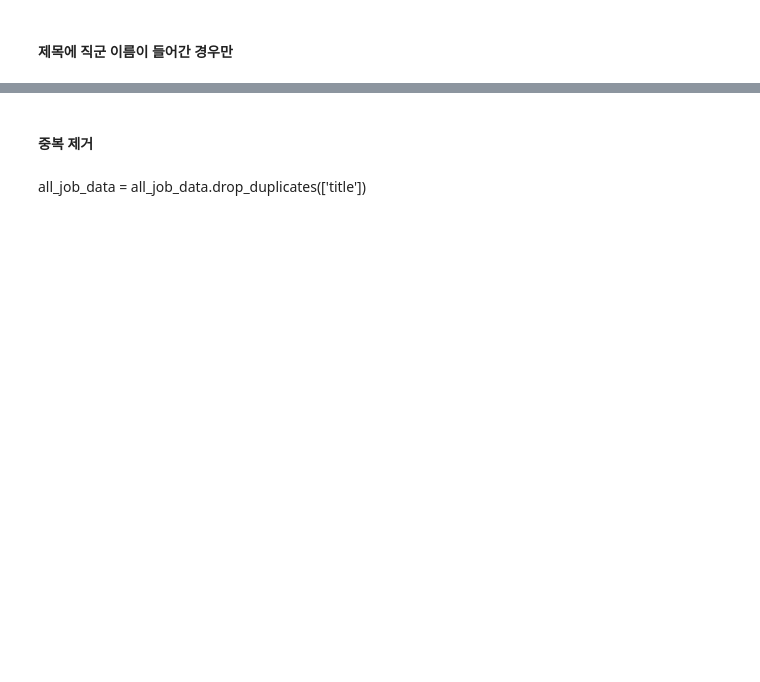
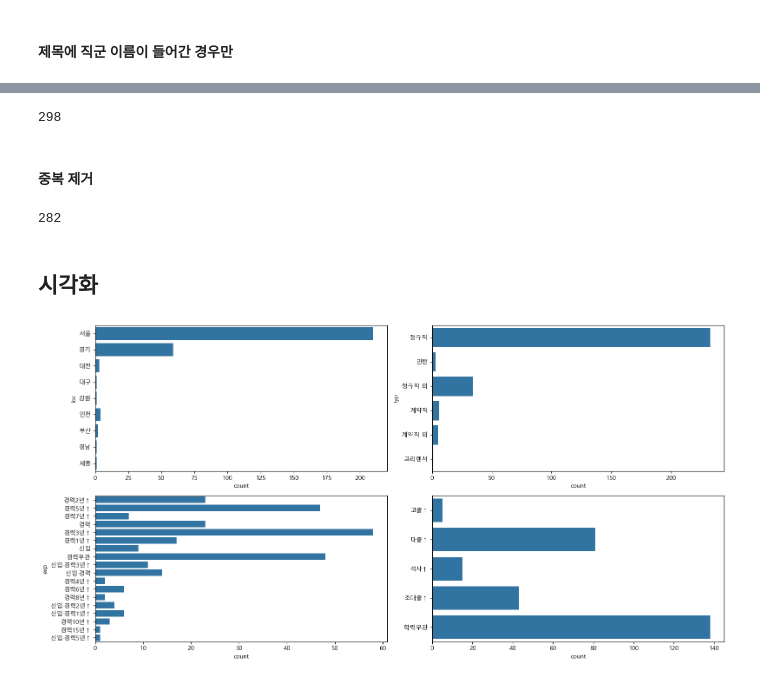
Before and after one commit to sesac-middle-project/recruit-information-chatbot, a Jupyter notebook: jobkorea/preprocessing.ipynb, the cells around one changed output, grey strips where cells are left out. Saved outputs shown, nothing was run; the diff lists cells and outputs as text; code cells hidden in the pictures; blank space fills up the shorter version.

```diff
--- a/jobkorea/preprocessing.ipynb
+++ b/jobkorea/preprocessing.ipynb
@@ -216,0 +254,5 @@ final.head()
+# %%
+df_fin = final.copy()
+
+df_fin = df_fin.drop(['date'], axis=1)
+df_fin.head()
@@ -216,0 +284,5 @@ final.head()
+# %%
+df_loc = df_fin.copy()
+
+df_loc['loc'] = df_loc['loc'].map(lambda x: x.split(' ')[0])
+df_loc.head()
@@ -217,4 +296,15 @@ final.head()
+# %%
+len(df_loc)
+# %% [output]
+298
 # %% [markdown]
 #### 중복 제거
-# %% [markdown]
-all_job_data = all_job_data.drop_duplicates(['title'])
+# %%
+jobkorea = df_loc.copy()
+
+jobkorea = jobkorea.drop_duplicates(['title'])
+len(jobkorea)
+# %% [output]
+282
+# %% [markdown]
+## 시각화
@@ -220,0 +314,22 @@ all_job_data = all_job_data.drop_duplicates(['title'])
+# %%
+plt.rcParams['font.family'] = 'Malgun Gothic'
+plt.rcParams['axes.unicode_minus'] = 'False'
+# %%
+plt.figure(figsize=(16, 8))
+
+plt.subplot(2, 2, 1)
+sns.countplot(jobkorea['loc'])
+
+plt.subplot(2, 2, 2)
+sns.countplot(jobkorea['typ'])
+
+plt.subplot(2, 2, 3)
+sns.countplot(jobkorea['exp'])
+
+plt.subplot(2, 2, 4)
+sns.countplot(sorted(jobkorea['edu']))
+
+plt.tight_layout()
+plt.show()
+# %% [output]
+[figure, added]
```
Also changed, not shown: parts of 21 cells of this notebook, 1 other file.
